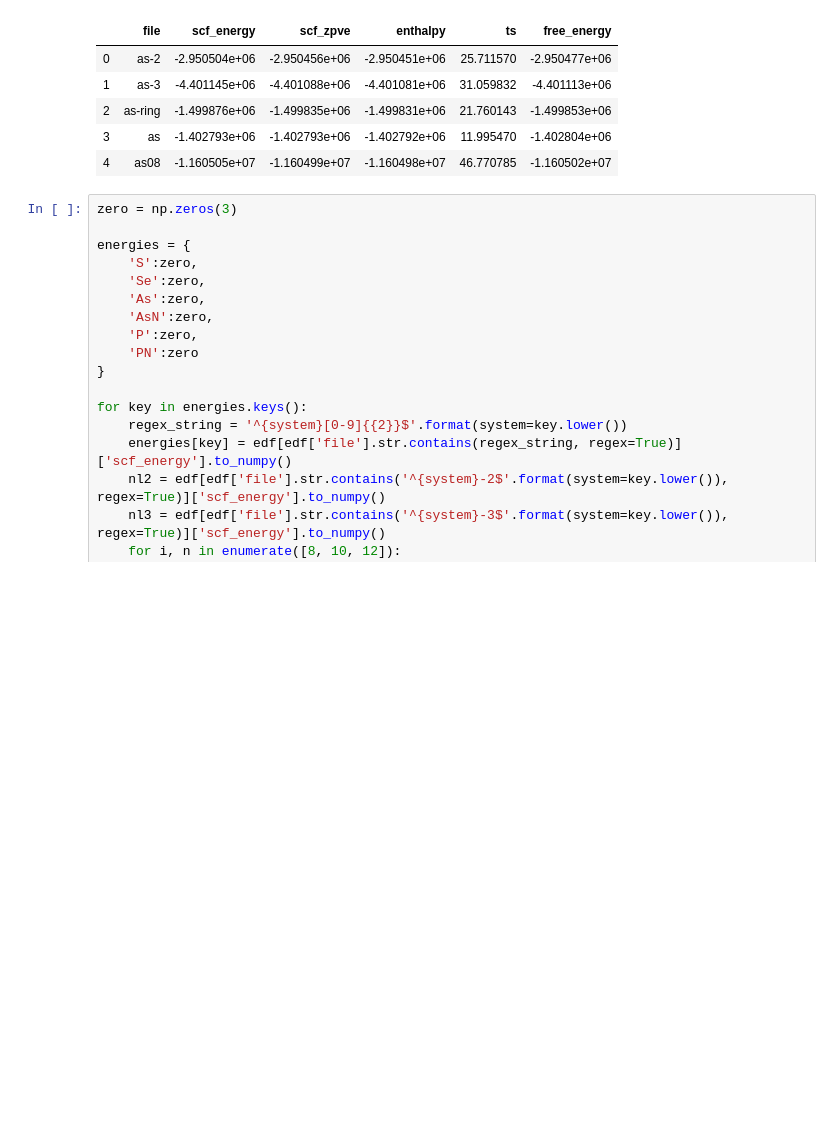
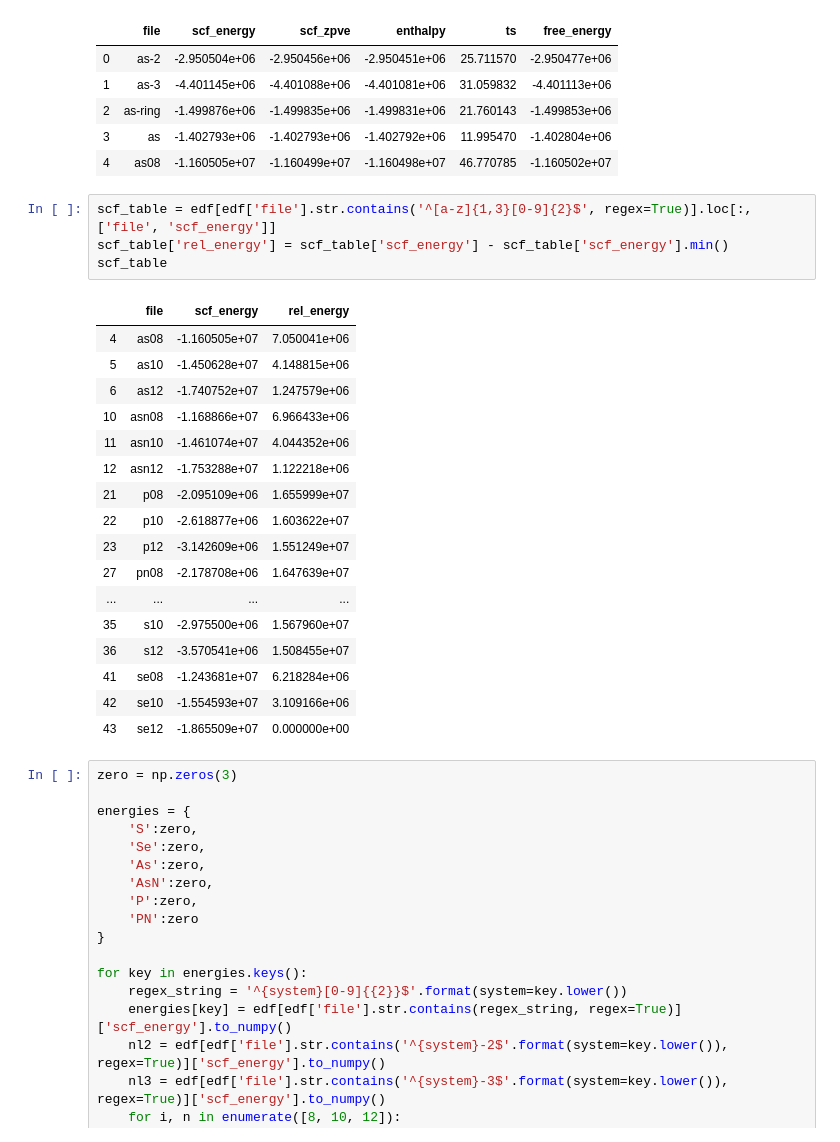
Before and after one commit to oscarigrexas/eomt-oscar, a Jupyter notebook: exploration/exploration.ipynb, the cells around one changed output. Cells and saved outputs as stored; diff of their text form; blank space fills up the shorter version.

```diff
--- a/exploration/exploration.ipynb
+++ b/exploration/exploration.ipynb
@@ -151,6 +151,28 @@ edf.head()
 | 2 | as-ring | -1.499876e+06 | -1.499835e+06 | -1.499831e+06 | 21.760143 | -1.499853e+06 |
 | 3 | as | -1.402793e+06 | -1.402793e+06 | -1.402792e+06 | 11.995470 | -1.402804e+06 |
 | 4 | as08 | -1.160505e+07 | -1.160499e+07 | -1.160498e+07 | 46.770785 | -1.160502e+07 |
+# %%
+scf_table = edf[edf['file'].str.contains('^[a-z]{1,3}[0-9]{2}$', regex=True)].loc[:, ['file', 'scf_energy']]
+scf_table['rel_energy'] = scf_table['scf_energy'] - scf_table['scf_energy'].min()
+scf_table
+# %% [output]
+|  | file | scf_energy | rel_energy |
+| 4 | as08 | -1.160505e+07 | 7.050041e+06 |
+| 5 | as10 | -1.450628e+07 | 4.148815e+06 |
+| 6 | as12 | -1.740752e+07 | 1.247579e+06 |
+| 10 | asn08 | -1.168866e+07 | 6.966433e+06 |
+| 11 | asn10 | -1.461074e+07 | 4.044352e+06 |
+| 12 | asn12 | -1.753288e+07 | 1.122218e+06 |
+| 21 | p08 | -2.095109e+06 | 1.655999e+07 |
+| 22 | p10 | -2.618877e+06 | 1.603622e+07 |
+| 23 | p12 | -3.142609e+06 | 1.551249e+07 |
+| 27 | pn08 | -2.178708e+06 | 1.647639e+07 |
+| ... | ... | ... | ... |
+| 35 | s10 | -2.975500e+06 | 1.567960e+07 |
+| 36 | s12 | -3.570541e+06 | 1.508455e+07 |
+| 41 | se08 | -1.243681e+07 | 6.218284e+06 |
+| 42 | se10 | -1.554593e+07 | 3.109166e+06 |
+| 43 | se12 | -1.865509e+07 | 0.000000e+00 |
 # %%
 zero = np.zeros(3)
 
```
Also changed, not shown: 5 other files.
